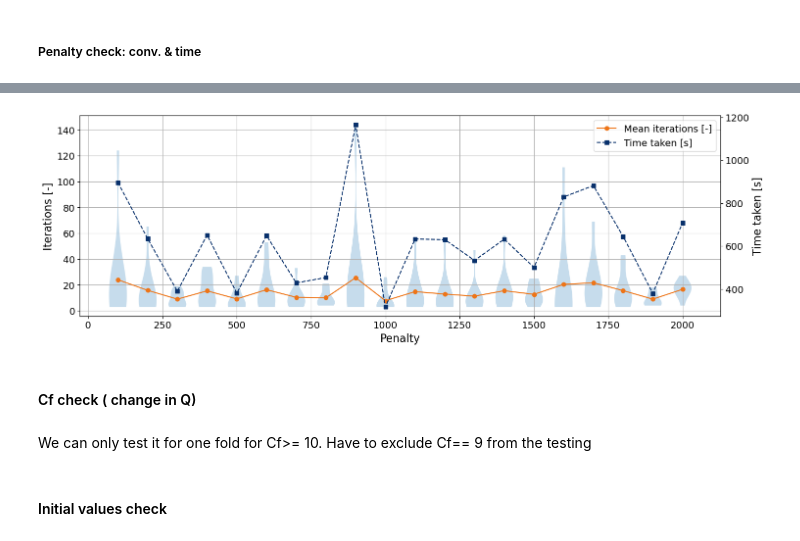
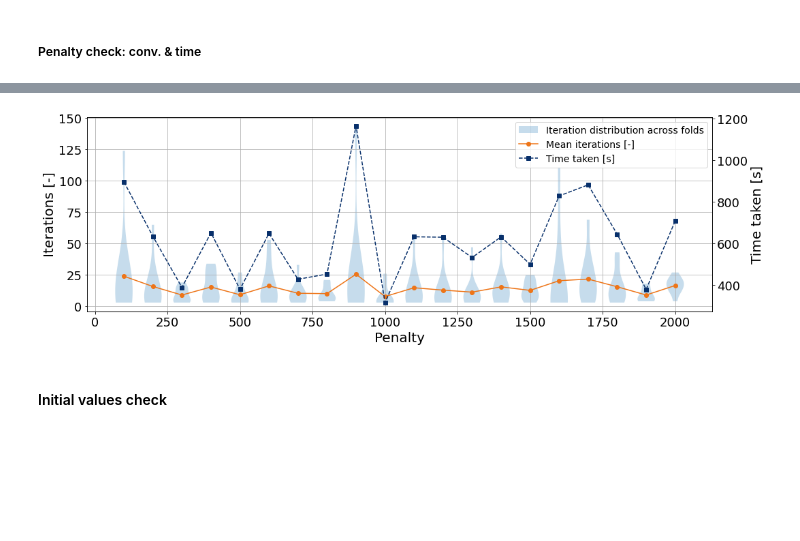
Before and after one commit to JuliaKatomena/FCB-Thesis-2026, a Jupyter notebook: Code/sensitivity_plotting.ipynb, the cells around one changed output, grey strips where cells are left out. Saved outputs shown, nothing was run; the diff lists cells and outputs as text; code cells hidden in the pictures; blank space fills up the shorter version.

```diff
--- a/Code/sensitivity_plotting.ipynb
+++ b/Code/sensitivity_plotting.ipynb
@@ -47,5 +198,4 @@ x = np.array(data_pen["penalty"])
 # %%
-
 fig, ax1 = plt.subplots(figsize=(15, 5))
 
 # violins expect a list of 1D arrays (one per x)
@@ -53,42 +203,43 @@ data = [A[i, :] for i in range(A.shape[0])]
 
 vp = ax1.violinplot(
     data,
     positions=x,
     widths=60,          # adjust if penalties are spaced by 100
     showmeans=False,
     showmedians=False,
     showextrema=False
 )
+vp["bodies"][1].set_label("Iteration distribution across folds")
 
 # make violins subtle
 for body in vp["bodies"]:
     body.set_alpha(0.25)
     body.set_edgecolor("none")
 
 # overlay summary lines
 ax1.plot(x, iter_bin_avg, marker="o", label="Mean iterations [-]", color="#EE7518")
 
-ax1.set_xlabel("Penalty", fontsize=16)
-ax1.set_ylabel("Iterations [-]", fontsize=16)
+ax1.set_xlabel("Penalty", fontsize=20)
+ax1.set_ylabel("Iterations [-]", fontsize=20)
 ax1.grid(True)
-ax1.tick_params(axis="x", labelsize=14)
-ax1.tick_params(axis="y", labelsize=14)
+ax1.tick_params(axis="x", labelsize=18)
+ax1.tick_params(axis="y", labelsize=18)
 
 # second axis: time
 ax2 = ax1.twinx()
 ax2.plot(x, time_taken, marker="s", linestyle="--", label="Time taken [s]", color="#08306b")
-ax2.set_ylabel("Time taken [s]", fontsize=16)
-ax2.tick_params(axis="y", labelsize=14)
+ax2.set_ylabel("Time taken [s]", fontsize=20)
+ax2.tick_params(axis="y", labelsize=18)
 
 # combined legend (for both axes)
 h1, l1 = ax1.get_legend_handles_labels()
 h2, l2 = ax2.get_legend_handles_labels()
 ax1.legend(h1 + h2, l1 + l2, loc="upper right", fontsize=14)
 
-plt.tight_layout()
-plt.show()
-fig.savefig("../Figures/Results/penalty_check.pdf")
+#plt.tight_layout()
+#plt.show()
+
+#save as pdf to Plots folder
+fig.savefig(f"../Figures/Results/Penalty_check.pdf", dpi=300)
 # %% [output]
-[figure, old version]
+[figure, new version]
-# %% [markdown]
-#### Cf check ( change in Q)
@@ -107,4 +246,2 @@ data_Cf_5_8 = Main.seval('data_Cf_5_8')
-# %% [markdown]
-We can only test it for one fold for Cf>= 10. Have to exclude Cf== 9 from the testing
 # %% [markdown]
 #### Initial values check
```
Also changed, not shown: parts of 153 cells of this notebook.
